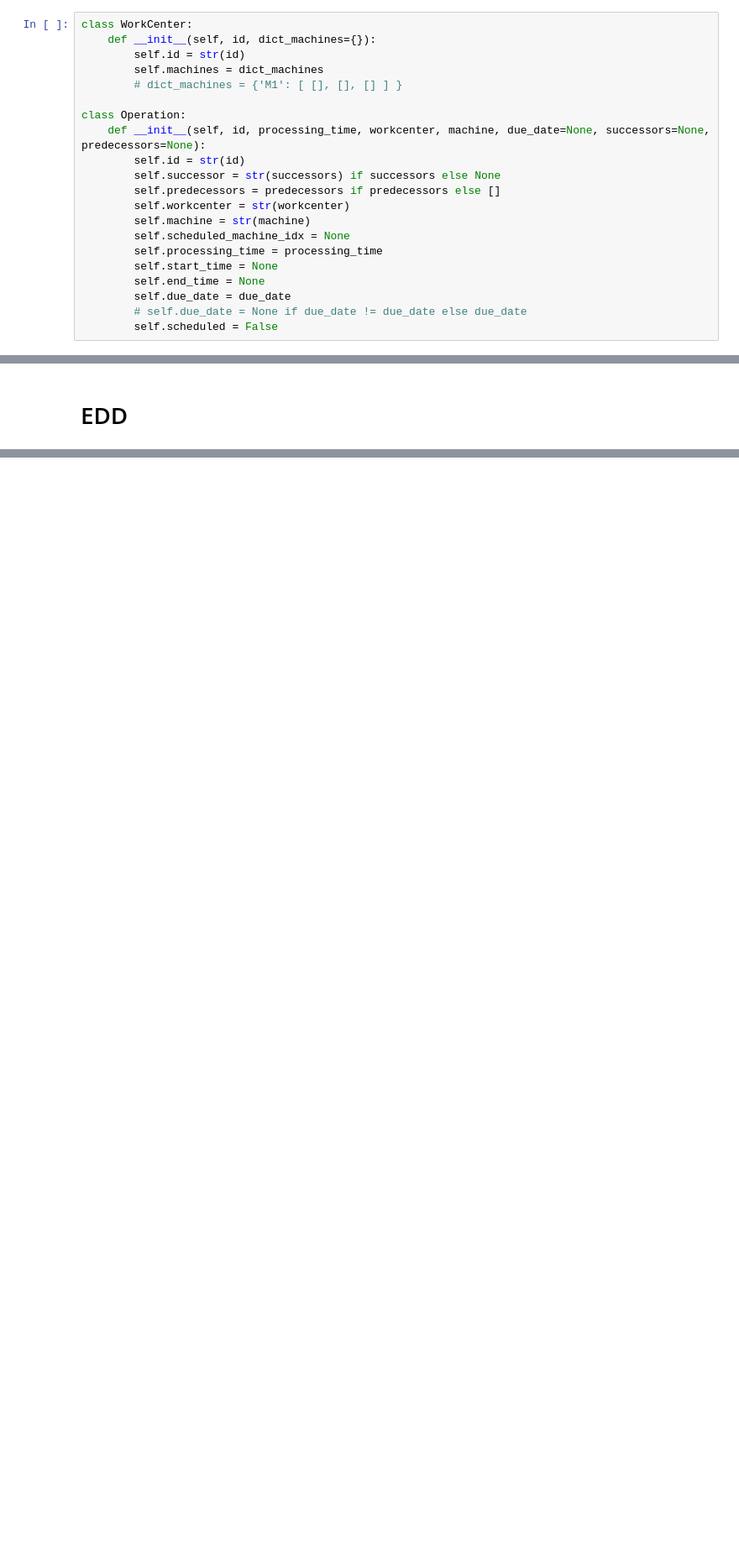
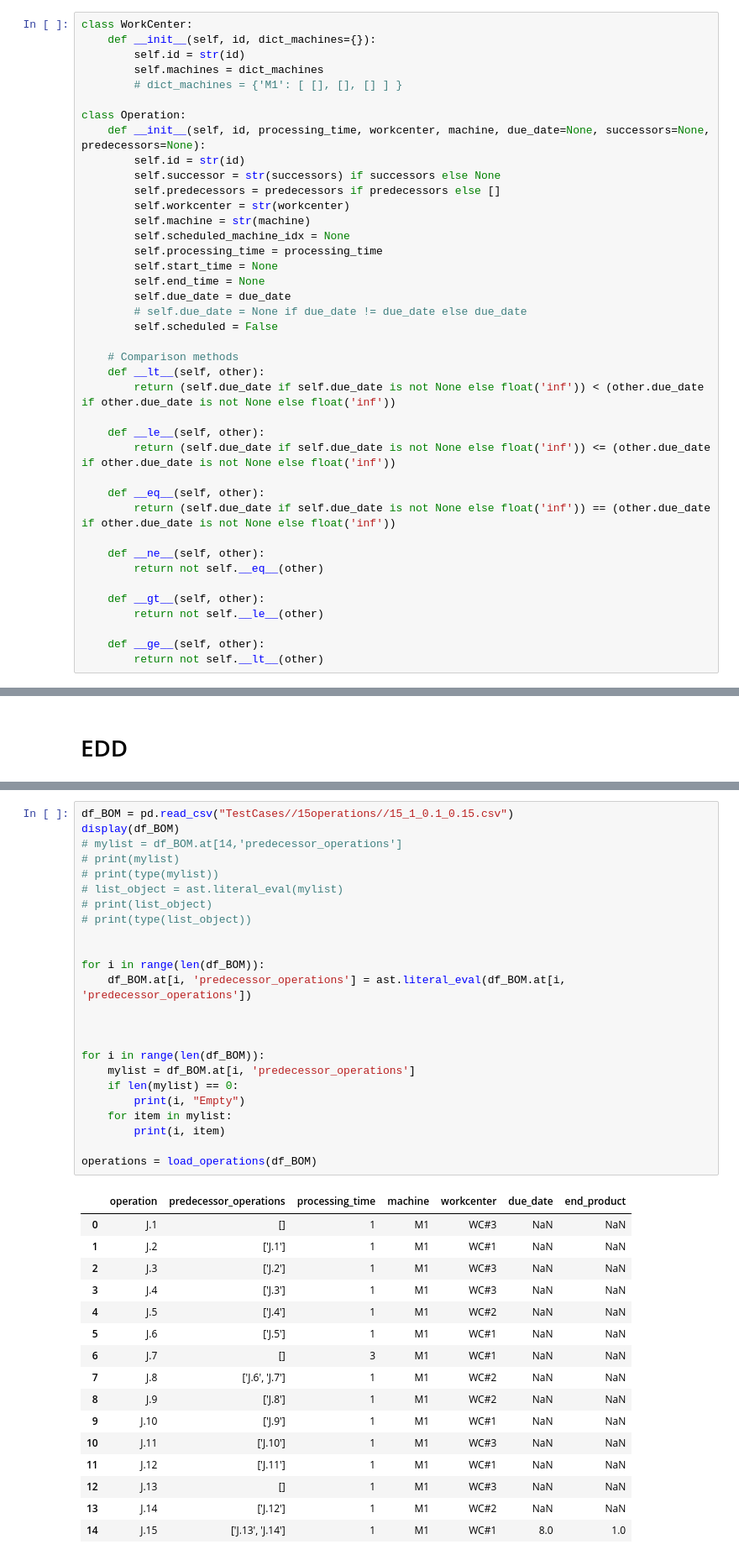
Before and after one commit to nathanansel28/40.014-ESA, a Jupyter notebook: 02_TestingHeuristics/heuristics.ipynb, the cells around one changed output, grey strips where cells are left out. Shown at 84% size. Cells and saved outputs as stored; diff of their text form; blank space fills up the shorter version.

```diff
--- a/02_TestingHeuristics/heuristics.ipynb
+++ b/02_TestingHeuristics/heuristics.ipynb
@@ -52,6 +34,25 @@ class Operation:
         self.due_date = due_date
         # self.due_date = None if due_date != due_date else due_date
         self.scheduled = False
+
+    # Comparison methods
+    def __lt__(self, other):
+        return (self.due_date if self.due_date is not None else float('inf')) < (other.due_date if other.due_date is not None else float('inf'))
+
+    def __le__(self, other):
+        return (self.due_date if self.due_date is not None else float('inf')) <= (other.due_date if other.due_date is not None else float('inf'))
+
+    def __eq__(self, other):
+        return (self.due_date if self.due_date is not None else float('inf')) == (other.due_date if other.due_date is not None else float('inf'))
+
+    def __ne__(self, other):
+        return not self.__eq__(other)
+
+    def __gt__(self, other):
+        return not self.__le__(other)
+
+    def __ge__(self, other):
+        return not self.__lt__(other)
 # %% [markdown]
 # LETSA
 # %%
@@ -736,3 +768,44 @@ def plot_gantt_chart(factory, scheduled_operations):
 # display(df_schedule)
 # # display(df_schedule.sort_values(by='Operation'))
 # # df_schedule.to_csv("debug1.csv")
+# %%
+df_BOM = pd.read_csv("TestCases//15operations//15_1_0.1_0.15.csv")
+display(df_BOM)
+# mylist = df_BOM.at[14,'predecessor_operations']
+# print(mylist)
+# print(type(mylist))
+# list_object = ast.literal_eval(mylist)
+# print(list_object)
+# print(type(list_object))
+
+
+for i in range(len(df_BOM)):
+    df_BOM.at[i, 'predecessor_operations'] = ast.literal_eval(df_BOM.at[i, 'predecessor_operations'])
+
+
+
+for i in range(len(df_BOM)):
+    mylist = df_BOM.at[i, 'predecessor_operations']
+    if len(mylist) == 0:
+        print(i, "Empty")
+    for item in mylist:
+        print(i, item)
+
+operations = load_operations(df_BOM)
+# %% [output]
+|  | operation | predecessor_operations | processing_time | machine | workcenter | due_date | end_product |
+| 0 | J.1 | [] | 1 | M1 | WC#3 | NaN | NaN |
+| 1 | J.2 | ['J.1'] | 1 | M1 | WC#1 | NaN | NaN |
+| 2 | J.3 | ['J.2'] | 1 | M1 | WC#3 | NaN | NaN |
+| 3 | J.4 | ['J.3'] | 1 | M1 | WC#3 | NaN | NaN |
+| 4 | J.5 | ['J.4'] | 1 | M1 | WC#2 | NaN | NaN |
+| 5 | J.6 | ['J.5'] | 1 | M1 | WC#1 | NaN | NaN |
+| 6 | J.7 | [] | 3 | M1 | WC#1 | NaN | NaN |
+| 7 | J.8 | ['J.6', 'J.7'] | 1 | M1 | WC#2 | NaN | NaN |
+| 8 | J.9 | ['J.8'] | 1 | M1 | WC#2 | NaN | NaN |
+| 9 | J.10 | ['J.9'] | 1 | M1 | WC#1 | NaN | NaN |
+| 10 | J.11 | ['J.10'] | 1 | M1 | WC#3 | NaN | NaN |
+| 11 | J.12 | ['J.11'] | 1 | M1 | WC#1 | NaN | NaN |
+| 12 | J.13 | [] | 1 | M1 | WC#3 | NaN | NaN |
+| 13 | J.14 | ['J.12'] | 1 | M1 | WC#2 | NaN | NaN |
+| 14 | J.15 | ['J.13', 'J.14'] | 1 | M1 | WC#1 | 8.0 | 1.0 |
```
Also changed, not shown: parts of 12 cells of this notebook.
